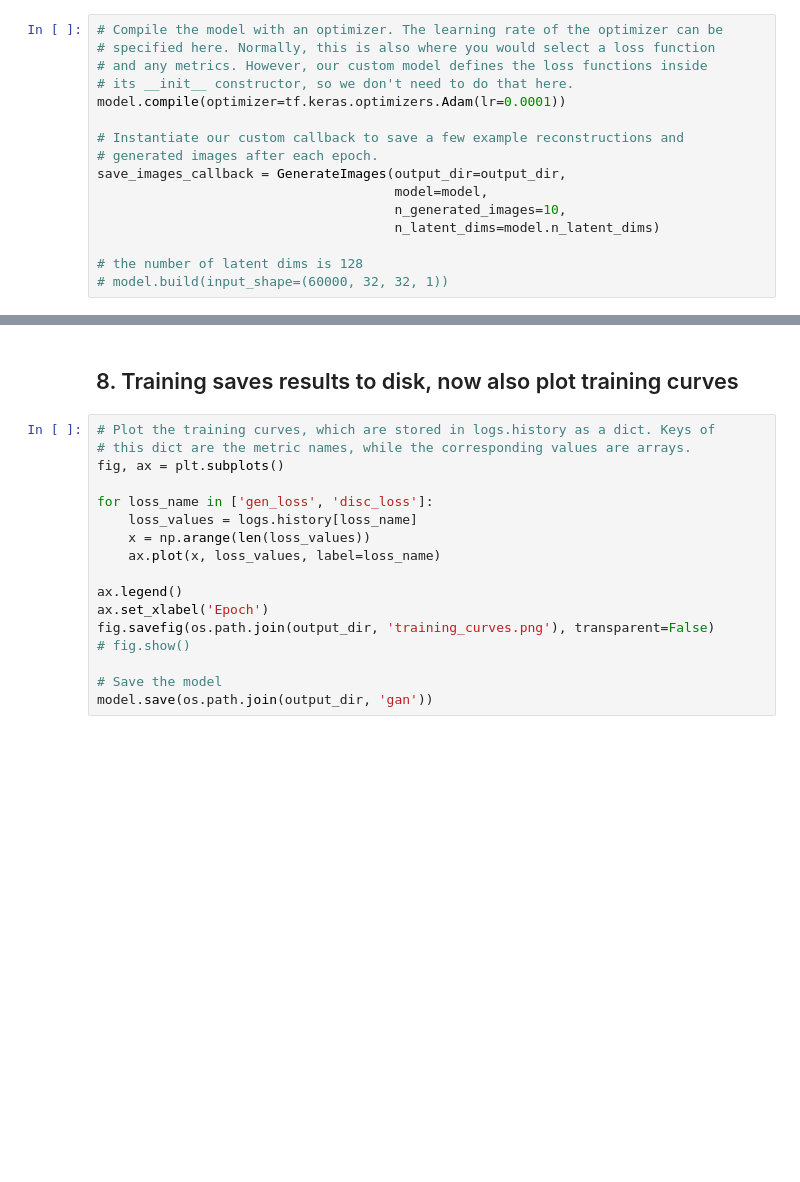
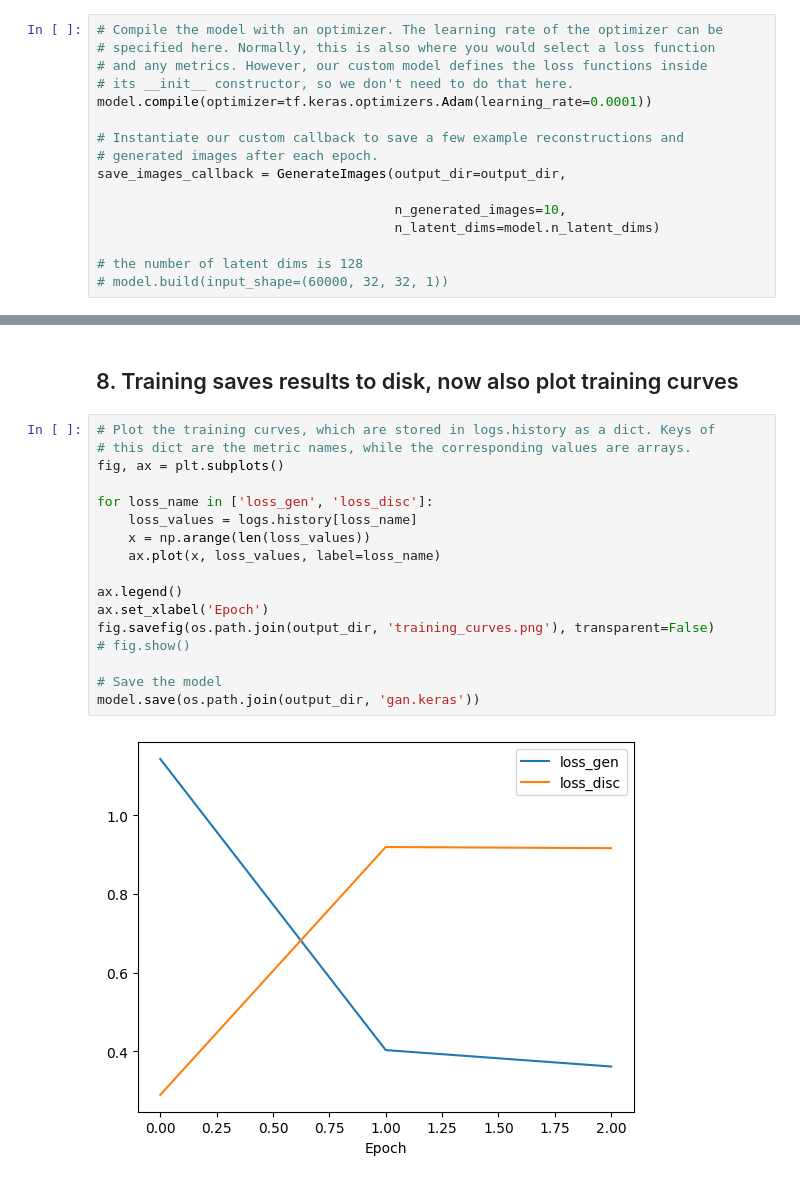
Before and after one commit to UTSW-Software-Engineering-Course-2025/Module_2_Yi, a Jupyter notebook: 04_ExerciseCodeAndInstructions/vaegan/train_gan_mnist.ipynb, the cells around one changed output, grey strips where cells are left out. Cells and saved outputs as stored; diff of their text form; blank space fills up the shorter version.

```diff
--- a/04_ExerciseCodeAndInstructions/vaegan/train_gan_mnist.ipynb
+++ b/04_ExerciseCodeAndInstructions/vaegan/train_gan_mnist.ipynb
@@ -158,12 +217,12 @@ disc.summary()
 # specified here. Normally, this is also where you would select a loss function
 # and any metrics. However, our custom model defines the loss functions inside
 # its __init__ constructor, so we don't need to do that here.
-model.compile(optimizer=tf.keras.optimizers.Adam(lr=0.0001))
+model.compile(optimizer=tf.keras.optimizers.Adam(learning_rate=0.0001))
 
 # Instantiate our custom callback to save a few example reconstructions and
 # generated images after each epoch.
 save_images_callback = GenerateImages(output_dir=output_dir,
-                                      model=model,
+
                                       n_generated_images=10,
                                       n_latent_dims=model.n_latent_dims)
 
@@ -188,17 +254,19 @@ logs = model.fit(data.images_train,
 # %%
 # Plot the training curves, which are stored in logs.history as a dict. Keys of
 # this dict are the metric names, while the corresponding values are arrays.
 fig, ax = plt.subplots()
 
-for loss_name in ['gen_loss', 'disc_loss']:
+for loss_name in ['loss_gen', 'loss_disc']:
     loss_values = logs.history[loss_name]
     x = np.arange(len(loss_values))
     ax.plot(x, loss_values, label=loss_name)
 
 ax.legend()
 ax.set_xlabel('Epoch')
 fig.savefig(os.path.join(output_dir, 'training_curves.png'), transparent=False)
 # fig.show()
 
 # Save the model
-model.save(os.path.join(output_dir, 'gan'))
+model.save(os.path.join(output_dir, 'gan.keras'))
+# %% [output]
+[figure, added]
```
Also changed, not shown: parts of 6 cells of this notebook, 6 other files.
